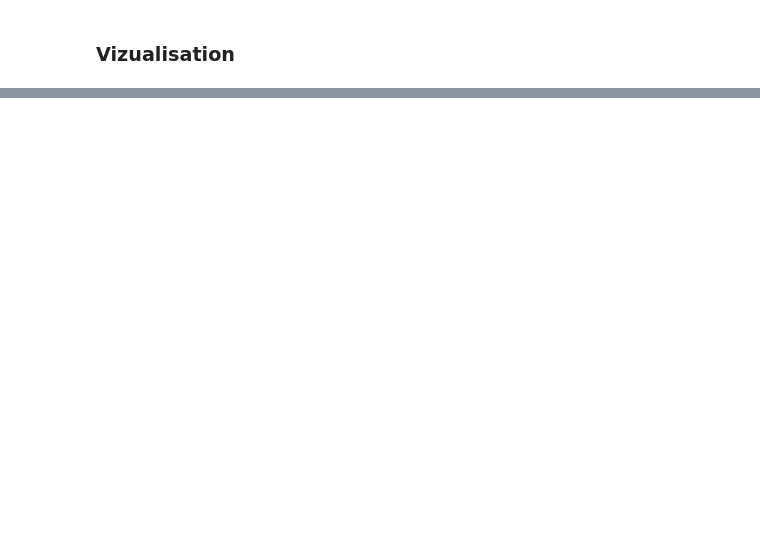
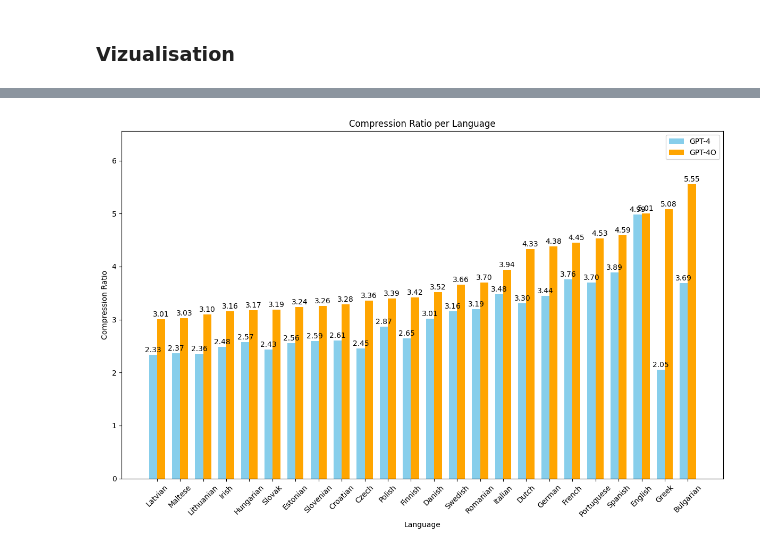
Before and after one commit to louis-sanna-eki/learning-llm, a Jupyter notebook: Tokenizer_Bias.ipynb, the cells around one changed output, grey strips where cells are left out. Drawn from its saved outputs; the diff is of its cells as text; code cells hidden in the pictures; blank space fills up the shorter version.

```diff
--- a/Tokenizer_Bias.ipynb
+++ b/Tokenizer_Bias.ipynb
@@ -102,8 +102,8 @@ from google.cloud import storage
 import fitz  # PyMuPDF
 import tiktoken
 
-# Initialize the GPT-4 encoder
-enc = tiktoken.get_encoding("cl100k_base")
+gpt4_encoding = tiktoken.get_encoding("cl100k_base")
+gpt4o_encoding = tiktoken.get_encoding("o200k_base")
 
 def fetch_text_from_pdf(pdf_blob):
     """Extracts text from a given PDF blob."""
@@ -114,10 +114,10 @@ def fetch_text_from_pdf(pdf_blob):
         text += page.get_text()
     return text
 
-def compute_compression_ratio(text):
+def compute_compression_ratio(text, encoding=gpt4_encoding):
     """Compute the compression ratio for the given text."""
-    gpt_tokens = enc.encode(text)
-    utf_tokens = text.encode("utf-8")
+    gpt_tokens = encoding.encode(text)
+    utf_tokens = text.encode("utf-8", text)
     utf_tokens = list(map(int, utf_tokens))
     return len(utf_tokens) / len(gpt_tokens) if len(gpt_tokens) > 0 else float('inf')  # Prevent division by zero
 
@@ -131,14 +131,16 @@ for blob in blobs:
     if blob.name.endswith(".pdf"):
         print(f"Processing: {blob.name}")
         text = fetch_text_from_pdf(blob)
-        compression_ratio = compute_compression_ratio(text)
+        gpt4_compression_ratio = compute_compression_ratio(text, encoding=gpt4_encoding)
+        gpt4o_compression_ratio = compute_compression_ratio(text, encoding=gpt4o_encoding)
         language_code = blob.name[-6:-4]  # Extract language code from filename
         language = CODE_TO_LANGUAGE.get(language_code, "Unknown Language")  # Get language from map
         results.append({
             "file": blob.name,
-            "ratio": compression_ratio,
+            "gpt4_compression_ratio": gpt4_compression_ratio,
+            "gpt4o_compression_ratio": gpt4o_compression_ratio,
             "language": language
         })
-        print(f"Compression ratio for {language}: {compression_ratio:.2f}")
+        print(f"Compression ratio for {language} of GPT-4o encoding: {gpt4o_compression_ratio:.2f}")
 # %% [output]
 Processing: TA-9-2024-0138_BG.pdf
@@ -191,0 +170,42 @@ plt.show()
+# %%
+import matplotlib.pyplot as plt
+import numpy as np
+
+# Sort results by gpt4_compression_ratio
+sorted_results = sorted(results, key=lambda x: x['gpt4o_compression_ratio'])
+
+# Extract data
+languages = [result['language'] for result in sorted_results]
+gpt4_ratios = [result['gpt4_compression_ratio'] for result in sorted_results]
+gpt4o_ratios = [result['gpt4o_compression_ratio'] for result in sorted_results]
+
+# Plotting
+fig, ax = plt.subplots(figsize=(12, 8))
+bar_width = 0.35  # Width of the bars
+
+# Set positions for the bars
+index = np.arange(len(languages))
+
+# Plot bars
+bar1 = ax.bar(index, gpt4_ratios, bar_width, label='GPT-4', color='skyblue')
+bar2 = ax.bar(index + bar_width, gpt4o_ratios, bar_width, label='GPT-4O', color='orange')
+
+# Add labels, title, and legend
+ax.set_xlabel('Language')
+ax.set_ylabel('Compression Ratio')
+ax.set_title('Compression Ratio per Language')
+ax.set_xticks(index + bar_width / 2)
+ax.set_xticklabels(languages, rotation=45)
+ax.legend()
+
+# Add text labels on top of bars
+for i, (ratio1, ratio2) in enumerate(zip(gpt4_ratios, gpt4o_ratios)):
+    ax.text(i, ratio1 + 0.02, f'{ratio1:.2f}', ha='center', va='bottom')
+    ax.text(i + bar_width, ratio2 + 0.02, f'{ratio2:.2f}', ha='center', va='bottom')
+
+# Adjust layout
+plt.ylim(0, max(max(gpt4_ratios), max(gpt4o_ratios)) + 1)  # Set y-axis to start at 0 and adjust max to give some space above the highest bar
+plt.tight_layout()
+plt.show()
+# %% [output]
+[figure, added]
```
Also changed, not shown: parts of 5 cells of this notebook.
